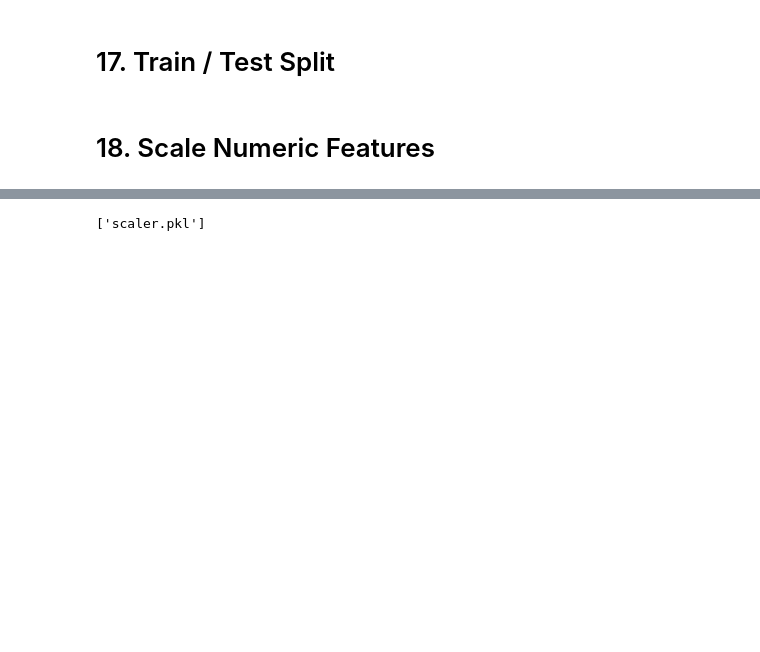
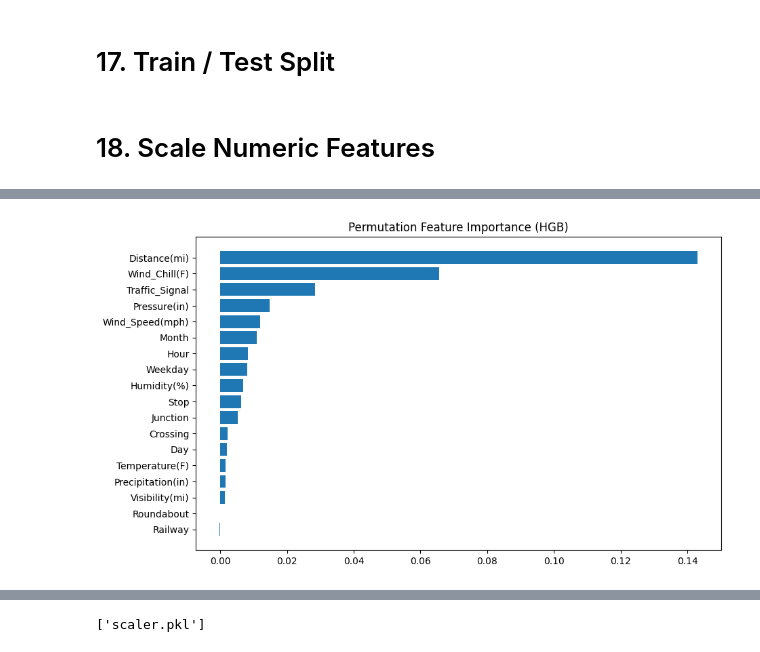
Before and after one commit to abdel2ty/AccidentsSeverityPredictor, a Jupyter notebook: intelligent-road-accident-risk-assessment.ipynb, the cells around one changed output, grey strips where cells are left out. Saved outputs shown, nothing was run; the diff lists cells and outputs as text; code cells hidden in the pictures; blank space fills up the shorter version.

```diff
--- a/intelligent-road-accident-risk-assessment.ipynb
+++ b/intelligent-road-accident-risk-assessment.ipynb
@@ -496,0 +490,17 @@ plt.show()
+# %%
+result = permutation_importance(hgb, X_test, y_test, n_repeats=10, random_state=42, n_jobs=-1)
+# %%
+importance = pd.DataFrame({
+    'Feature': X_test.columns,
+    'Importance': result.importances_mean
+}).sort_values(by='Importance', ascending=False)
+# %%
+import matplotlib.pyplot as plt
+
+plt.figure(figsize=(10,6))
+plt.barh(importance['Feature'], importance['Importance'])
+plt.gca().invert_yaxis()
+plt.title('Permutation Feature Importance (HGB)')
+plt.show()
+# %% [output]
+[figure, added]
```
Also changed, not shown: parts of 20 cells of this notebook, 4 other files.
